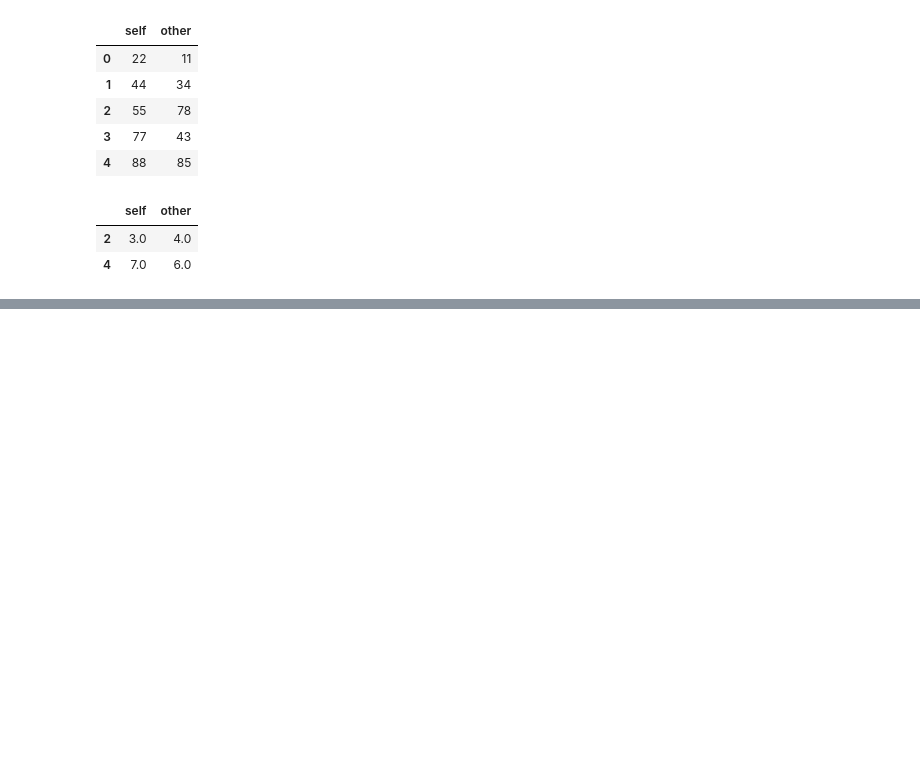
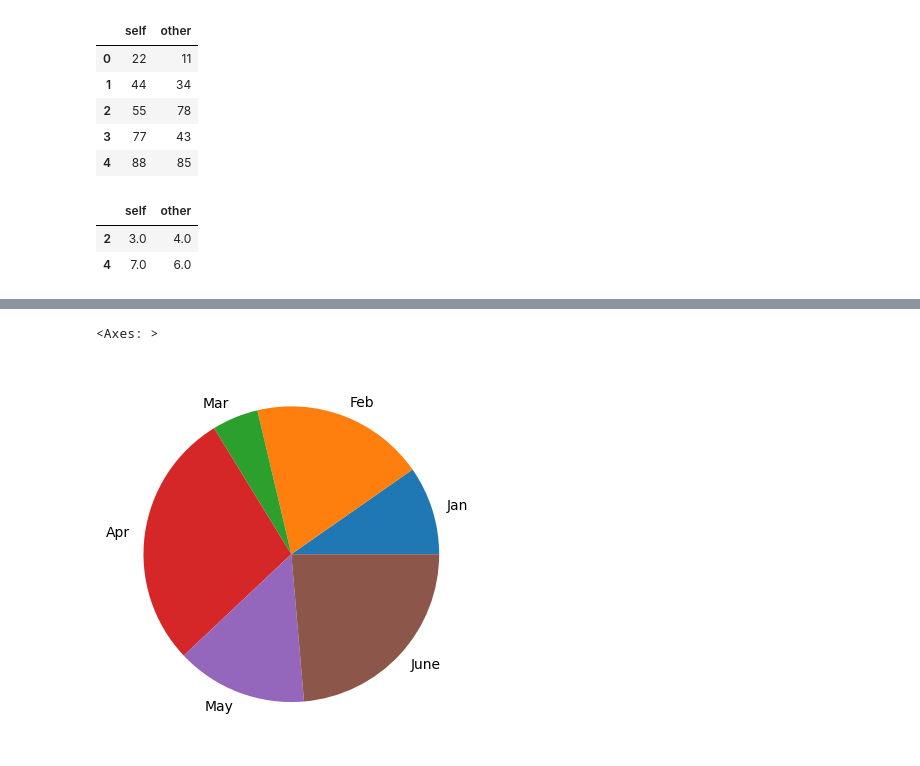
Before and after one commit to MuskanParmar-mp/python_lib, a Jupyter notebook: pand.ipynb, the cells around one changed output, grey strips where cells are left out. Cells and saved outputs as stored; diff of their text form; code cells hidden in the pictures; blank space fills up the shorter version.

```diff
--- a/pand.ipynb
+++ b/pand.ipynb
@@ -667,0 +690,5 @@ dtype: int64
+# %%
+s.plot(kind='pie')
+# %% [output]
+<Axes: >
+[figure, added]
```
Also changed, not shown: parts of 8 cells of this notebook, 2 other files.
